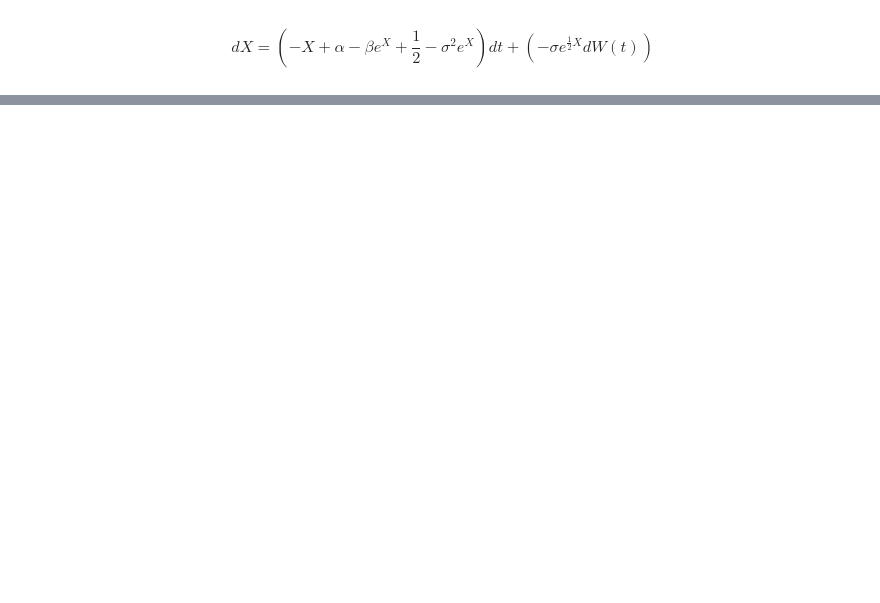
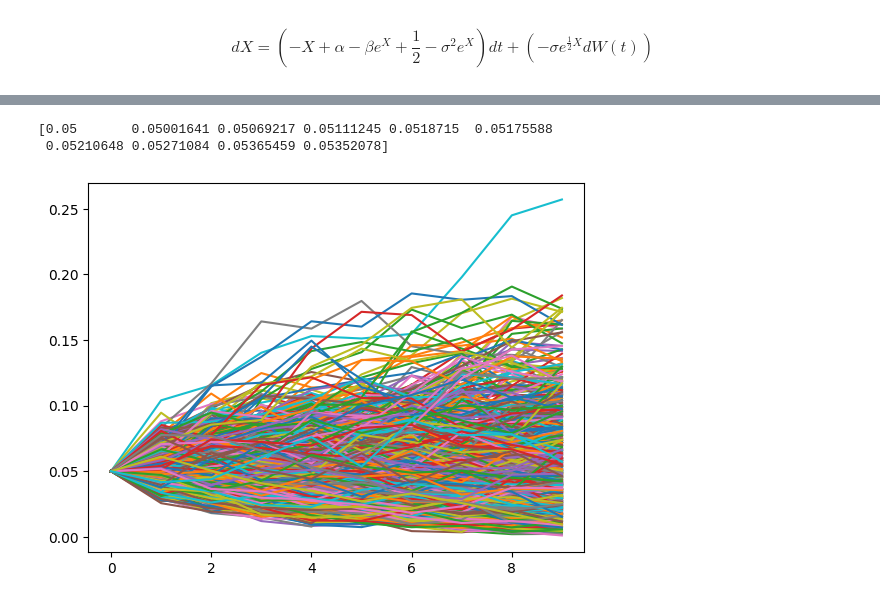
Before and after one commit to jakekali/Financial_Signal_Proccessing_Toolkit, a Jupyter notebook: examples/Cox-Ingersoll-RossInterestRateModel.ipynb, the cells around one changed output, grey strips where cells are left out. Drawn from its saved outputs; the diff is of its cells as text; code cells hidden in the pictures; blank space fills up the shorter version.

```diff
--- a/examples/Cox-Ingersoll-RossInterestRateModel.ipynb
+++ b/examples/Cox-Ingersoll-RossInterestRateModel.ipynb
@@ -164,0 +113,18 @@ The number of Bad Path's Generated  1000
+# %%
+beta = 1
+alpha = 0.10 * beta
+sigma = 0.5
+r = 0.05
+
+def Beta_log(x):
+    y = (np.exp(-x) * (alpha - 0.5 * sigma**2)) - beta
+    return y
+def Gamma_log(x):
+    y = sigma * np.exp(-0.5 * x) #* 2
+    return y
+
+fig, ax = plt.subplots()
+
+cir = stochCalc.SDE_Efficient(X0=np.log(r), lambda_t=0.01, N=10, M=100)
+cir.walk(Beta_log, Gamma_log)
+ax.plot(np.exp(cir.X.T))
@@ -186,3 +171,14 @@ The sample mean/std at time n= 10  is mean= 0.0  and std= 0.0
+# %%
+reg = stochCalc.SDE_Efficient(X0=np.log(r), lambda_t=(0.01), N=10, M=1000)
+reg.walk(Beta_log, Gamma_log)
+plt.plot(np.exp(reg.X.T))
+stats_log_mean = np.mean(np.exp(reg.X[:,:].T), axis=1)
+print(stats_log_mean)
+plt.show()
+# %% [output]
+[0.05       0.05001641 0.05069217 0.05111245 0.0518715  0.05175588
+ 0.05210648 0.05271084 0.05365459 0.05352078]
+[figure, added]
 # %%
 #graph this line
 def rt_mean(x):
```
Also changed, not shown: parts of 7 cells of this notebook, 3 other files.
